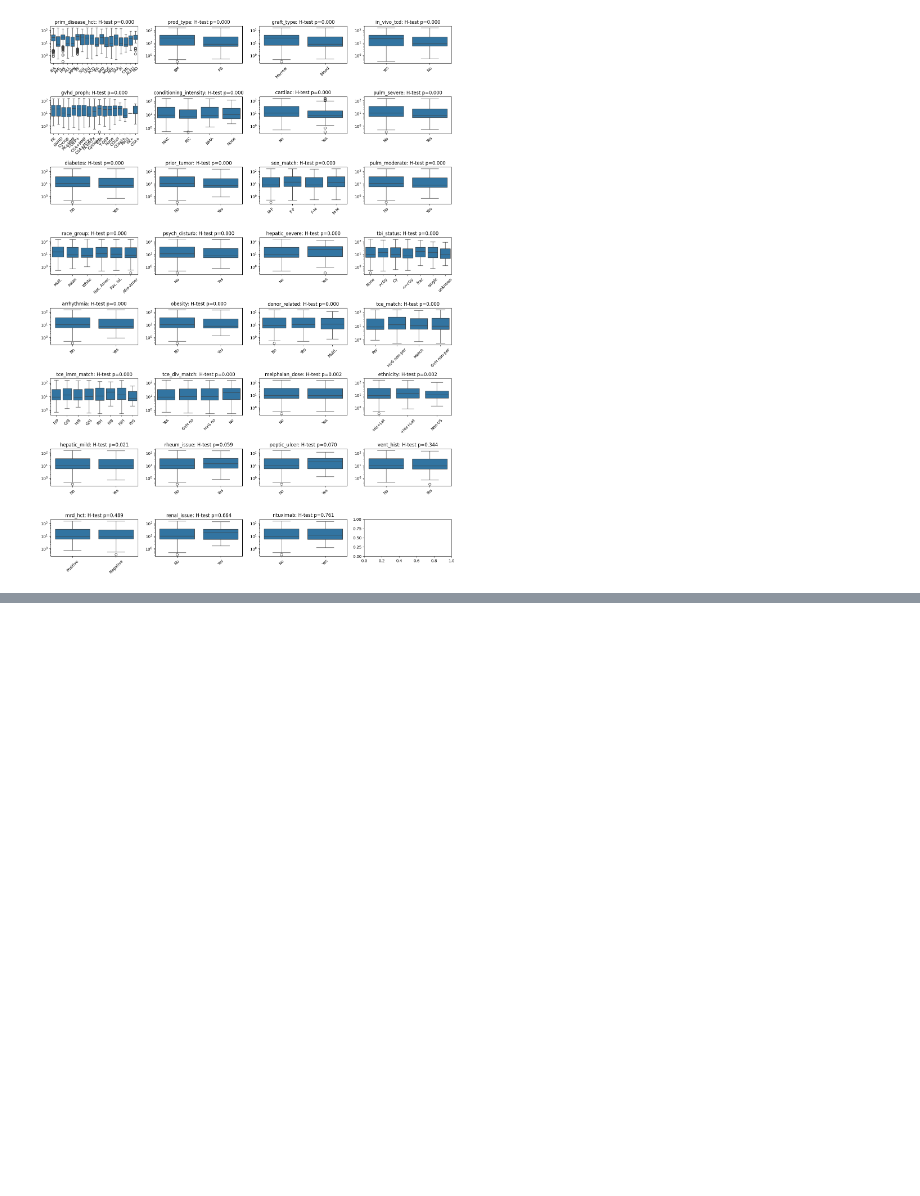
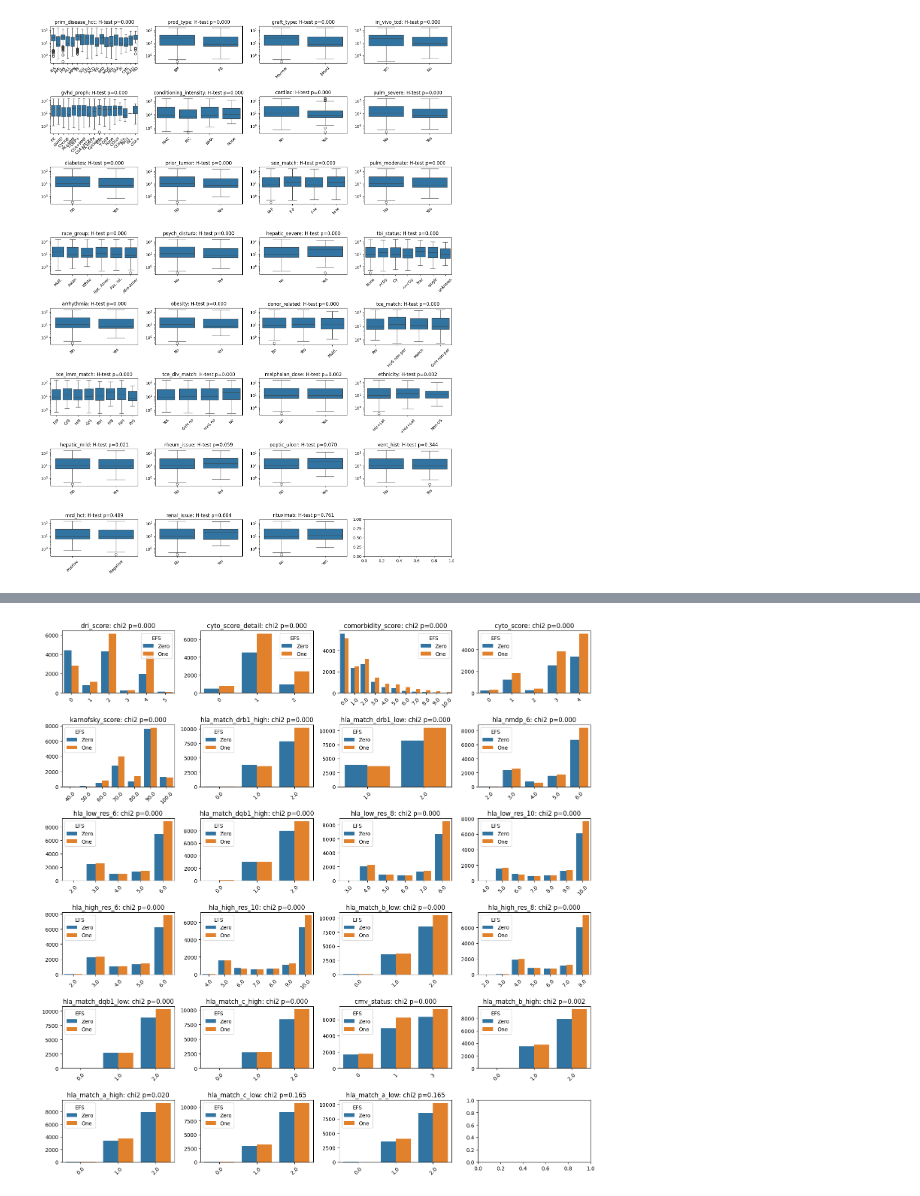
Before and after one commit to gperdrizet/HSCT_survival, a Jupyter notebook: notebooks/01.1-EDA_feature_inspection.ipynb, the cells around one changed output, grey strips where cells are left out. Drawn from its saved outputs; the diff is of its cells as text; code cells hidden in the pictures; blank space fills up the shorter version.

Commit message:
Finished statistical tests and plotting of relatioships between features and labels.

```diff
--- a/notebooks/01.1-EDA_feature_inspection.ipynb
+++ b/notebooks/01.1-EDA_feature_inspection.ipynb
@@ -658,7 +658,7 @@ total_efs_frac=total_efs_pos / len(data_df)
 
 chisquare_results={
     'Feature': [],
-    'p-value': [],
+    'p-value': []
 }
 
 count_results={
@@ -666,7 +666,6 @@ count_results={
     'Level':[],
     'EFS':[],
     'Count': []
-
 }
 
 for feature in feature_types['Nominal']:
@@ -770,0 +832,19 @@ fig.tight_layout()
+# %%
+plot_cols=4
+plot_rows=int(len(chisquare_results_df)/plot_cols) + 1
+
+fig, axs=plt.subplots(plot_rows, plot_cols, figsize=(15,plot_rows*2.5))
+axs=axs.flatten()
+
+for i, row in chisquare_results_df.iterrows():
+    plot_df=count_results_df[count_results_df['Feature'] == row['Feature']]
+    sns.barplot(plot_df, x='Level', y='Count', hue='EFS', ax=axs[i])
+    axs[i].set_title(f"{row['Feature']}: chi2 p={row['p-value']:.3f}")
+    axs[i].tick_params(axis='x', labelrotation=45)
+    axs[i].set_xlabel('')
+    axs[i].set_ylabel('')
+
+fig.tight_layout()
+fig.show()
+# %% [output]
+[figure, added]
```
Also changed, not shown: parts of 12 cells of this notebook.
